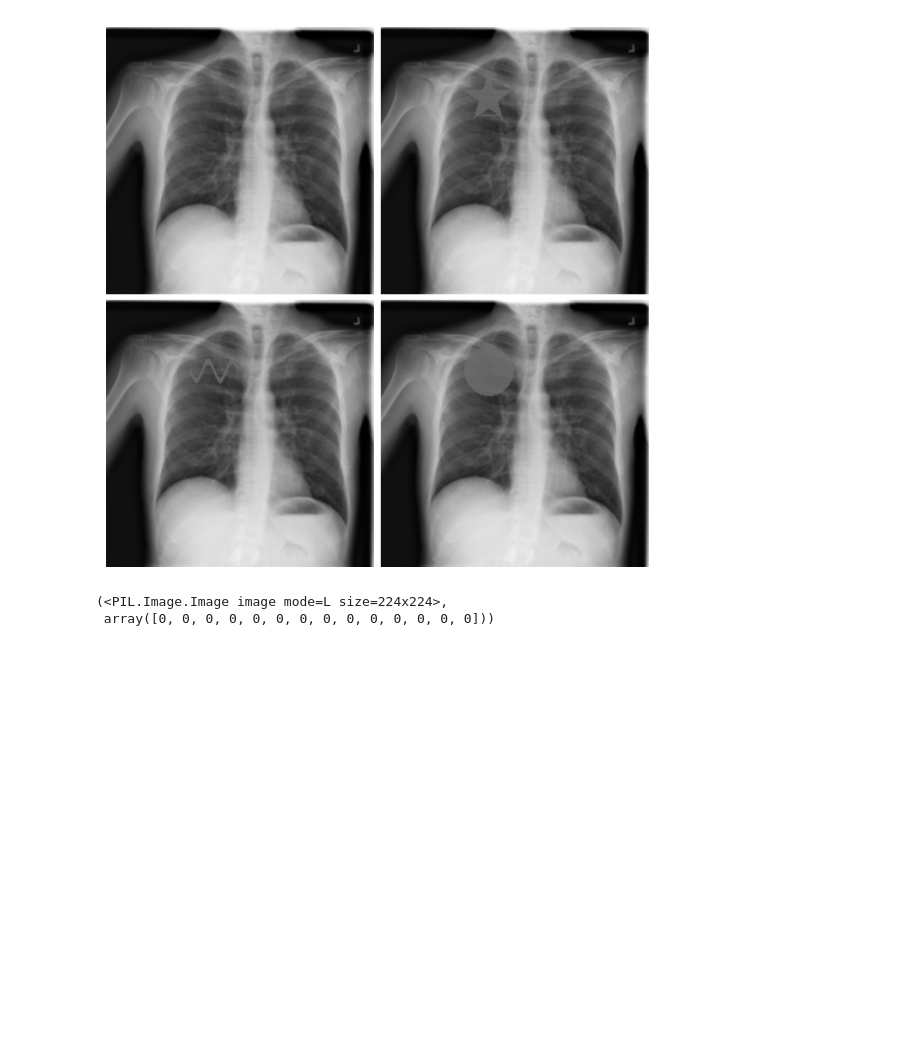
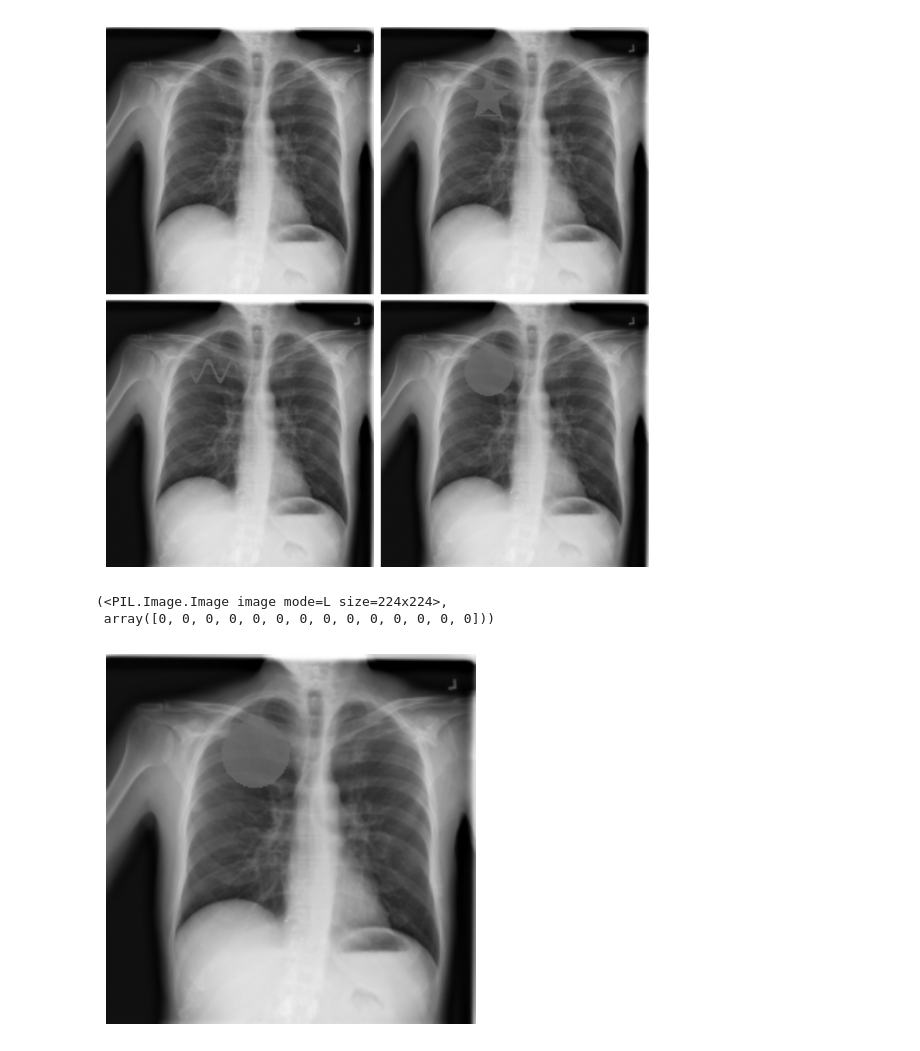
Before and after one commit to Ara-O/CNN-based-interpretability, a Jupyter notebook: data_analysis/data_exploration.ipynb, the cells around one changed output. Drawn from its saved outputs; the diff is of its cells as text; code cells hidden in the pictures; blank space fills up the shorter version.

```diff
--- a/data_analysis/data_exploration.ipynb
+++ b/data_analysis/data_exploration.ipynb
@@ -251,7 +251,7 @@ PATTERNS = {
     "Circle": draw_circle,
 }
 POS   = (IMG_SIZE // 4, IMG_SIZE // 4)
-ALPHA = 0.8
+ALPHA = 0.7
 
 fig, axes = plt.subplots(2, 2, figsize=(7, 7), dpi=150,
                          facecolor="white",
@@ -269,7 +269,7 @@ for ax, (name, fn) in zip(axes.flat, PATTERNS.items()):
 # fig.suptitle("Spurious Feature Variants", fontsize=13, fontweight="bold",
 #              color="black", y=1.0)
 
-plt.savefig("spurious_2x2.png", dpi=3000, bbox_inches="tight",
+plt.savefig("spurious_2x2.png", dpi=500, bbox_inches="tight",
             facecolor="white", edgecolor="none")
 plt.show()
 # %% [output]
@@ -281,0 +286,8 @@ _ds[3]
+# %%
+base = _ds[3][0]
+img_show = fn(base, size=20, pos=(90,60), blend_alpha=0.7)
+plt.imshow(img_show, cmap="gray", interpolation="bilinear")
+plt.axis('off')
+plt.savefig("subtle_circle.png", bbox_inches='tight', pad_inches=0)
+# %% [output]
+[figure, added]
```
Also changed, not shown: parts of 2 cells of this notebook, 12 other files.
